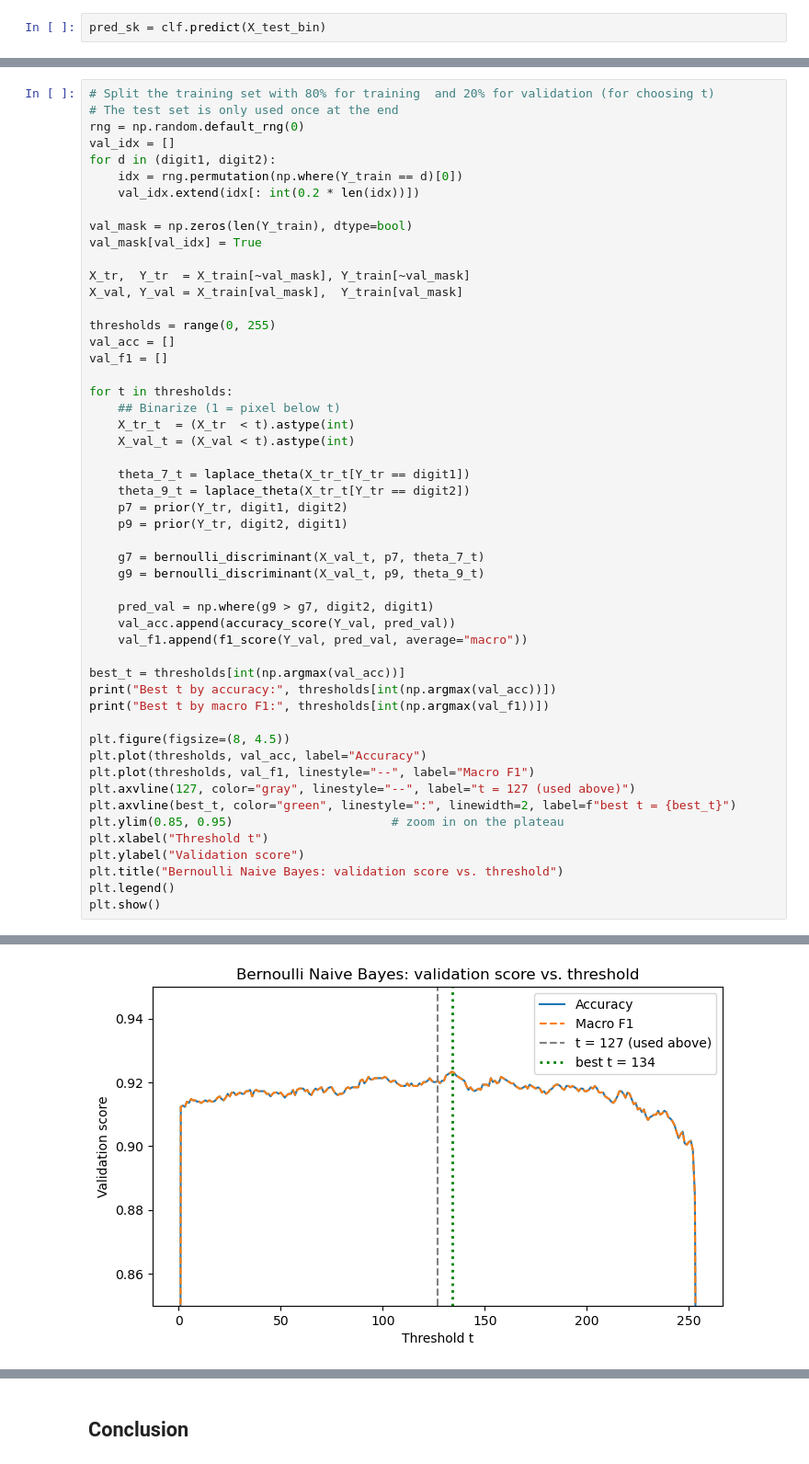
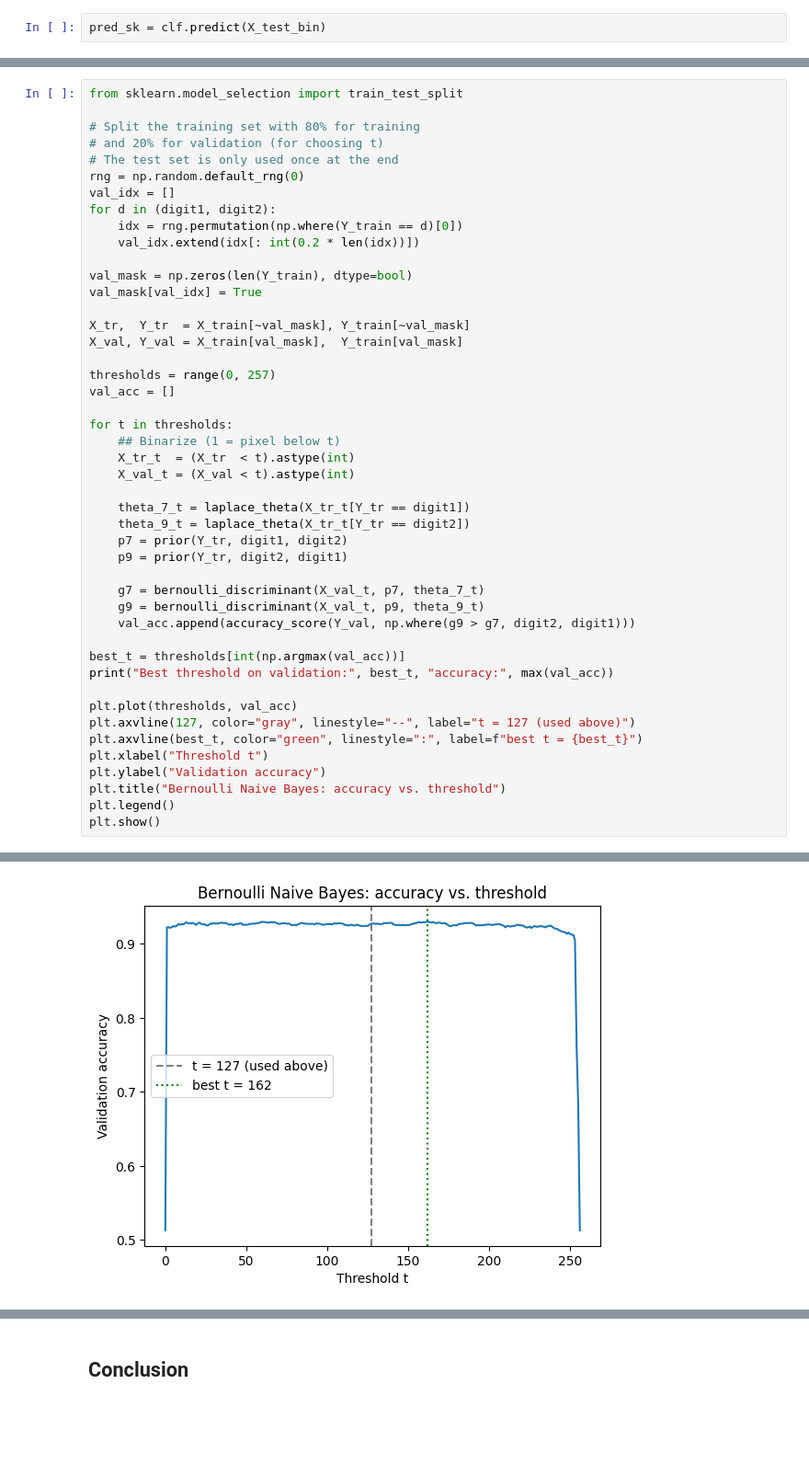
Before and after one commit to HenryArnoldDENISON/Bayesian-Classification, a Jupyter notebook: Bayesian-Classification.ipynb, the cells around one changed output, grey strips where cells are left out. Shown at 92% size. Saved outputs shown, nothing was run; the diff lists cells and outputs as text; blank space fills up the shorter version.

```diff
--- a/Bayesian-Classification.ipynb
+++ b/Bayesian-Classification.ipynb
@@ -397,5 +394,8 @@ Now we want to test how different thresholds of determining a pixel is 0 or 1 in
 # %%
-# Split the training set with 80% for training  and 20% for validation (for choosing t)
+from sklearn.model_selection import train_test_split
+
+# Split the training set with 80% for training
+# and 20% for validation (for choosing t)
 # The test set is only used once at the end
 rng = np.random.default_rng(0)
 val_idx = []
@@ -409,9 +409,8 @@ val_mask[val_idx] = True
 X_tr,  Y_tr  = X_train[~val_mask], Y_train[~val_mask]
 X_val, Y_val = X_train[val_mask],  Y_train[val_mask]
 
-thresholds = range(0, 255)
+thresholds = range(0, 257)
 val_acc = []
-val_f1 = []
 
 for t in thresholds:
     ## Binarize (1 = pixel below t)
@@ -425,24 +424,17 @@ for t in thresholds:
 
     g7 = bernoulli_discriminant(X_val_t, p7, theta_7_t)
     g9 = bernoulli_discriminant(X_val_t, p9, theta_9_t)
-
-    pred_val = np.where(g9 > g7, digit2, digit1)
-    val_acc.append(accuracy_score(Y_val, pred_val))
-    val_f1.append(f1_score(Y_val, pred_val, average="macro"))
+    val_acc.append(accuracy_score(Y_val, np.where(g9 > g7, digit2, digit1)))
 
 best_t = thresholds[int(np.argmax(val_acc))]
-print("Best t by accuracy:", thresholds[int(np.argmax(val_acc))])
-print("Best t by macro F1:", thresholds[int(np.argmax(val_f1))])
+print("Best threshold on validation:", best_t, "accuracy:", max(val_acc))
 
-plt.figure(figsize=(8, 4.5))
-plt.plot(thresholds, val_acc, label="Accuracy")
-plt.plot(thresholds, val_f1, linestyle="--", label="Macro F1")
+plt.plot(thresholds, val_acc)
 plt.axvline(127, color="gray", linestyle="--", label="t = 127 (used above)")
-plt.axvline(best_t, color="green", linestyle=":", linewidth=2, label=f"best t = {best_t}")
-plt.ylim(0.85, 0.95)                      # zoom in on the plateau
+plt.axvline(best_t, color="green", linestyle=":", label=f"best t = {best_t}")
 plt.xlabel("Threshold t")
-plt.ylabel("Validation score")
-plt.title("Bernoulli Naive Bayes: validation score vs. threshold")
+plt.ylabel("Validation accuracy")
+plt.title("Bernoulli Naive Bayes: accuracy vs. threshold")
 plt.legend()
 plt.show()
 # %% [output]
@@ -451 +442 @@ Best t by macro F1: 134
-[figure, old version]
+[figure, new version]
```
Also changed, not shown: parts of 47 cells of this notebook.
